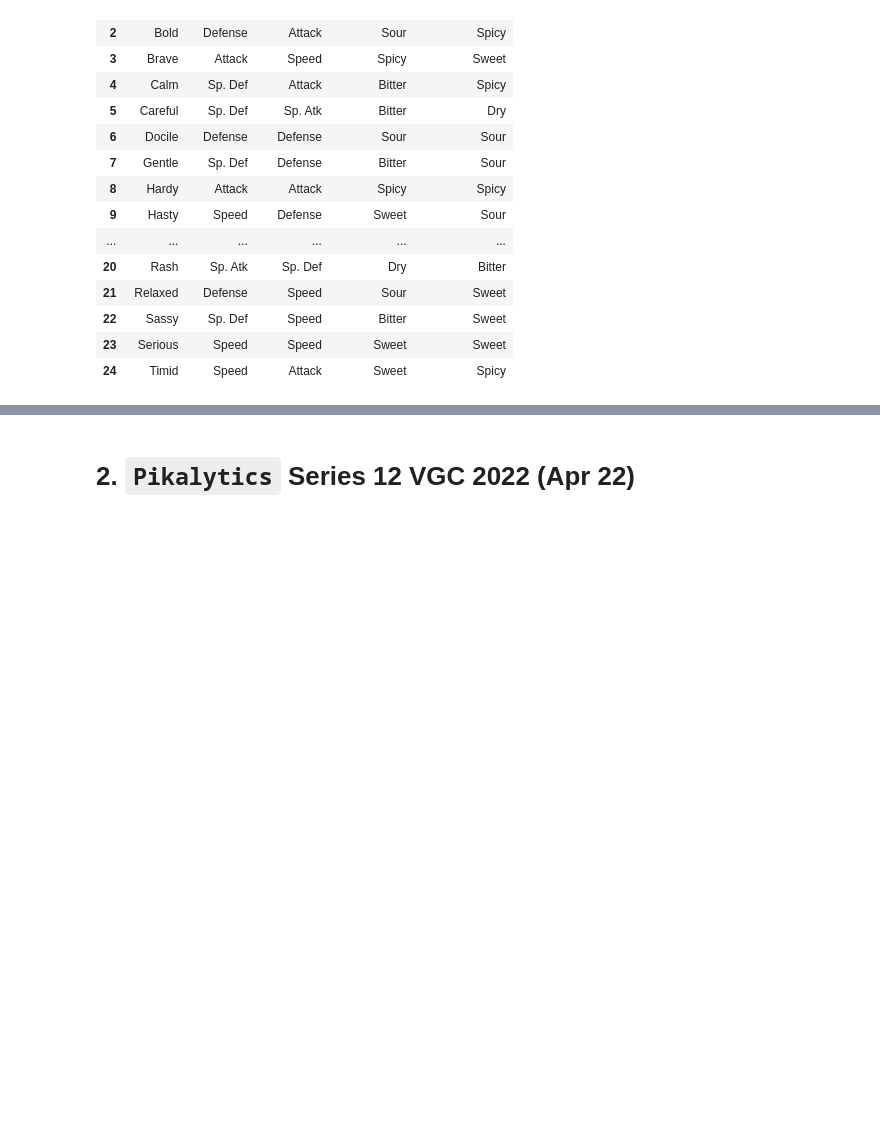
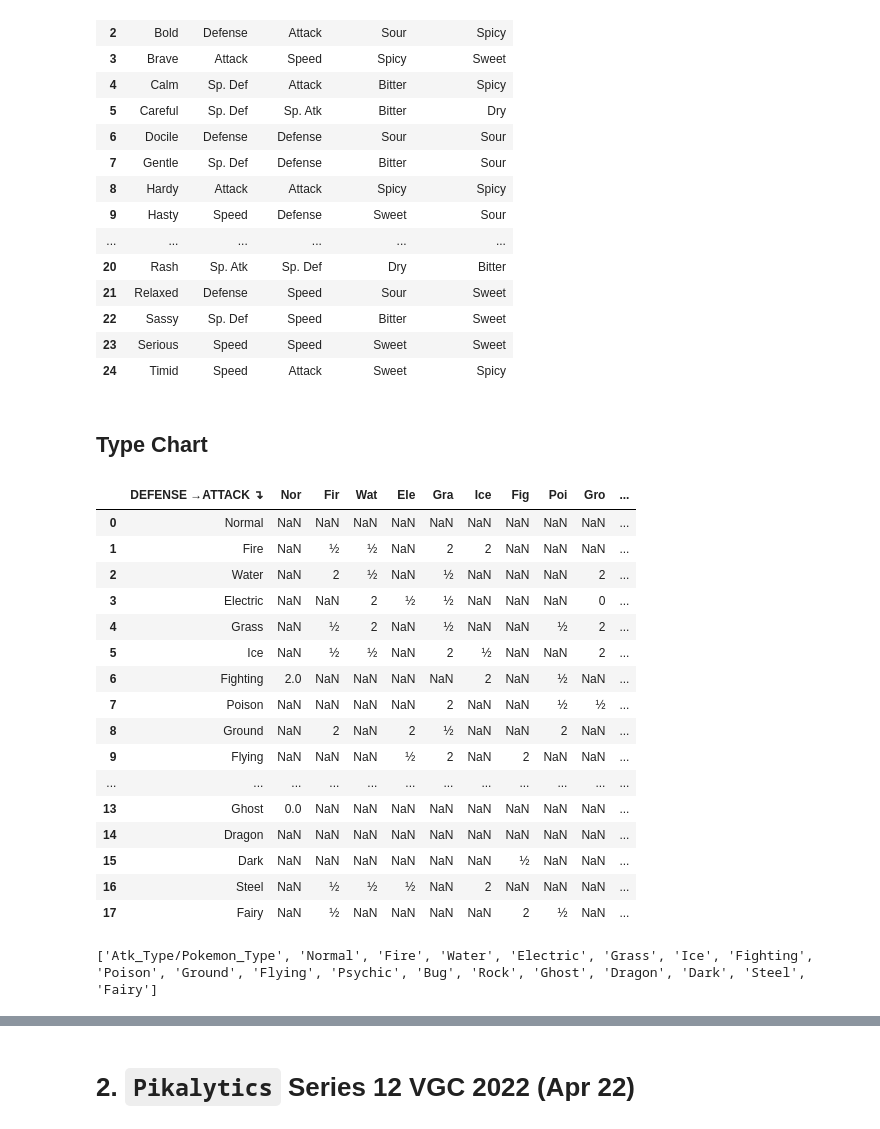
Before and after one commit to giocoal/competitive-pokemon-graph-database, a Jupyter notebook: Scraping.ipynb, the cells around one changed output, grey strips where cells are left out. Drawn from its saved outputs; the diff is of its cells as text; code cells hidden in the pictures; blank space fills up the shorter version.

Commit message:
Update
- Type chart
- Sprites di pokemon e items
- Regional Pokedex di Galar e DLCs
- VGC Pokemon Rules Lists

```diff
--- a/Scraping.ipynb
+++ b/Scraping.ipynb
@@ -387,3 +369,34 @@ with open('./Scraping_datasets/natures.json', 'w', encoding='utf8') as outfile:
     outfile.write(natures_json)
 # CSV
 natures_df.to_csv('./Scraping_datasets/natures.csv', na_rep="NA")
+# %% [markdown]
+## Type Chart
+# %%
+typechart_URL = "https://pokemondb.net/type"
+typechart_page = requests.get(typechart_URL)
+typechart_soup = BeautifulSoup(typechart_page.content, parser = 'html.parser')
+typechart_df = pd.read_html(str(typechart_soup))[0]
+typechart_df
+# %% [output]
+|  | DEFENSE →ATTACK ↴ | Nor | Fir | Wat | Ele | Gra | Ice | Fig | Poi | Gro | ... |
+| 0 | Normal | NaN | NaN | NaN | NaN | NaN | NaN | NaN | NaN | NaN | ... |
+| 1 | Fire | NaN | ½ | ½ | NaN | 2 | 2 | NaN | NaN | NaN | ... |
+| 2 | Water | NaN | 2 | ½ | NaN | ½ | NaN | NaN | NaN | 2 | ... |
+| 3 | Electric | NaN | NaN | 2 | ½ | ½ | NaN | NaN | NaN | 0 | ... |
+| 4 | Grass | NaN | ½ | 2 | NaN | ½ | NaN | NaN | ½ | 2 | ... |
+| 5 | Ice | NaN | ½ | ½ | NaN | 2 | ½ | NaN | NaN | 2 | ... |
+| 6 | Fighting | 2.0 | NaN | NaN | NaN | NaN | 2 | NaN | ½ | NaN | ... |
+| 7 | Poison | NaN | NaN | NaN | NaN | 2 | NaN | NaN | ½ | ½ | ... |
+| 8 | Ground | NaN | 2 | NaN | 2 | ½ | NaN | NaN | 2 | NaN | ... |
+| 9 | Flying | NaN | NaN | NaN | ½ | 2 | NaN | 2 | NaN | NaN | ... |
+| ... | ... | ... | ... | ... | ... | ... | ... | ... | ... | ... | ... |
+| 13 | Ghost | 0.0 | NaN | NaN | NaN | NaN | NaN | NaN | NaN | NaN | ... |
+| 14 | Dragon | NaN | NaN | NaN | NaN | NaN | NaN | NaN | NaN | NaN | ... |
+| 15 | Dark | NaN | NaN | NaN | NaN | NaN | NaN | ½ | NaN | NaN | ... |
+| 16 | Steel | NaN | ½ | ½ | ½ | NaN | 2 | NaN | NaN | NaN | ... |
+| 17 | Fairy | NaN | ½ | NaN | NaN | NaN | NaN | 2 | ½ | NaN | ... |
+# %%
+colnames = ['Atk_Type/Pokemon_Type'] + list(typechart_df.iloc[:, 0])
+print(colnames)
+# %% [output]
+['Atk_Type/Pokemon_Type', 'Normal', 'Fire', 'Water', 'Electric', 'Grass', 'Ice', 'Fighting', 'Poison', 'Ground', 'Flying', 'Psychic', 'Bug', 'Rock', 'Ghost', 'Dragon', 'Dark', 'Steel', 'Fairy']
```
Also changed, not shown: parts of 117 cells of this notebook, 20 other files.
